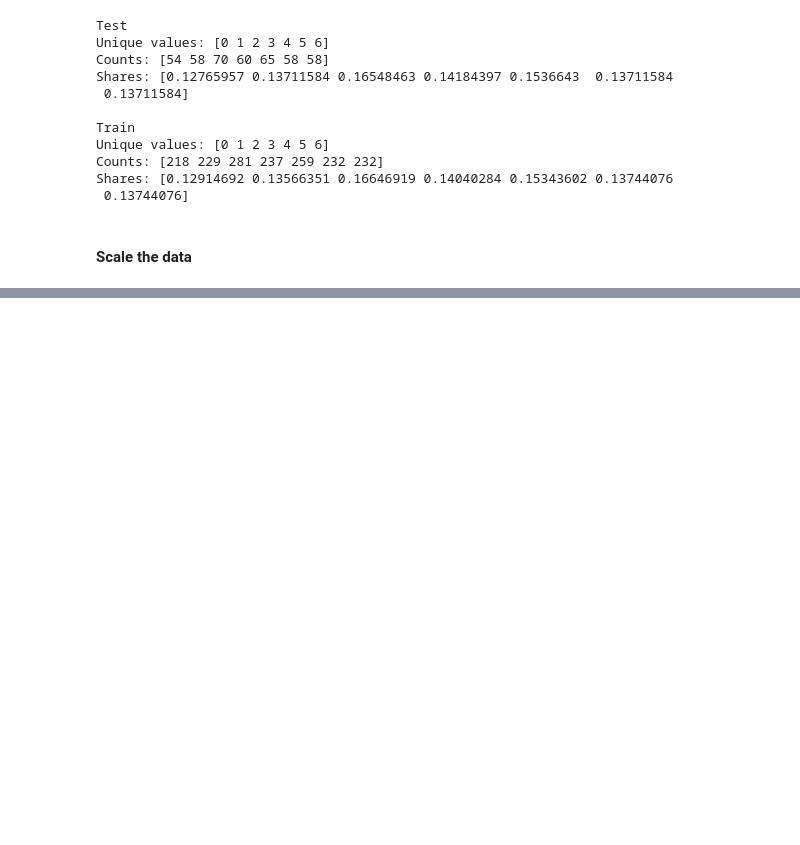
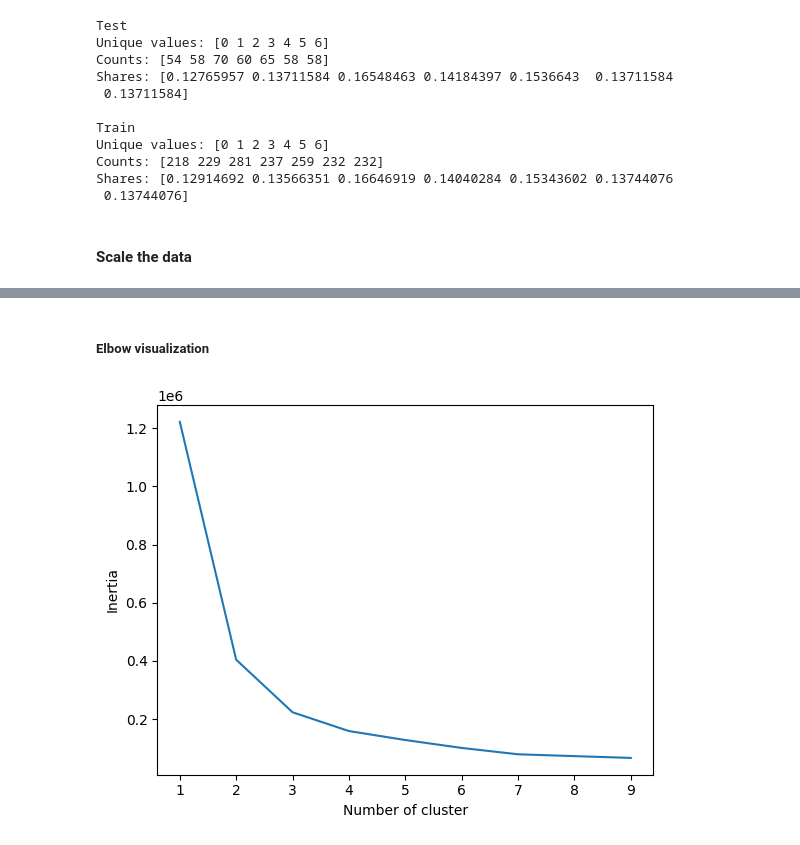
Before and after one commit to naterattner/data71200, a Jupyter notebook: project_3/data71200_summer24_project3.ipynb, the cells around one changed output, grey strips where cells are left out. Cells and saved outputs as stored; diff of their text form; code cells hidden in the pictures; blank space fills up the shorter version.

```diff
--- a/project_3/data71200_summer24_project3.ipynb
+++ b/project_3/data71200_summer24_project3.ipynb
@@ -140,0 +214,10 @@ X_test_scaled = scaler.transform(X_test)
+# %%
+# Set up random forest
+from sklearn.ensemble import RandomForestClassifier
+
+forest = RandomForestClassifier(n_estimators=200, max_depth=None, random_state=2)
+
+forest.fit(X_train, y_train)
+
+print("Accuracy on training set: {:.3f}".format(forest.score(X_train, y_train)))
+print("Accuracy on test set: {:.3f}".format(forest.score(X_test, y_test)))
@@ -140,0 +290,16 @@ X_test_scaled = scaler.transform(X_test)
+# %% [markdown]
+##### Elbow visualization
+# %%
+# elbow visualization
+inertiaVals = {}
+
+for k in range(1, 10):
+    kmeansK = KMeans(n_clusters=k, max_iter=1000).fit(X_train)
+    inertiaVals[k] = kmeansK.inertia_
+plt.figure()
+plt.plot(list(inertiaVals.keys()), list(inertiaVals.values()))
+plt.xlabel("Number of cluster")
+plt.ylabel("Inertia")
+plt.show()
+# %% [output]
+[figure, added]
```
Also changed, not shown: parts of 31 cells of this notebook.
